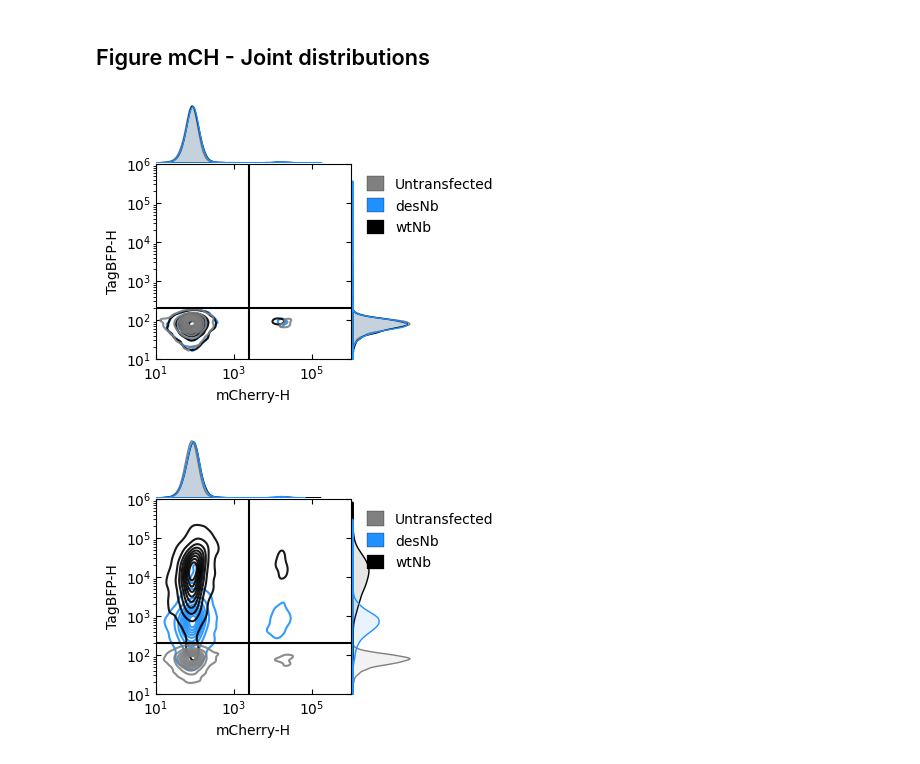
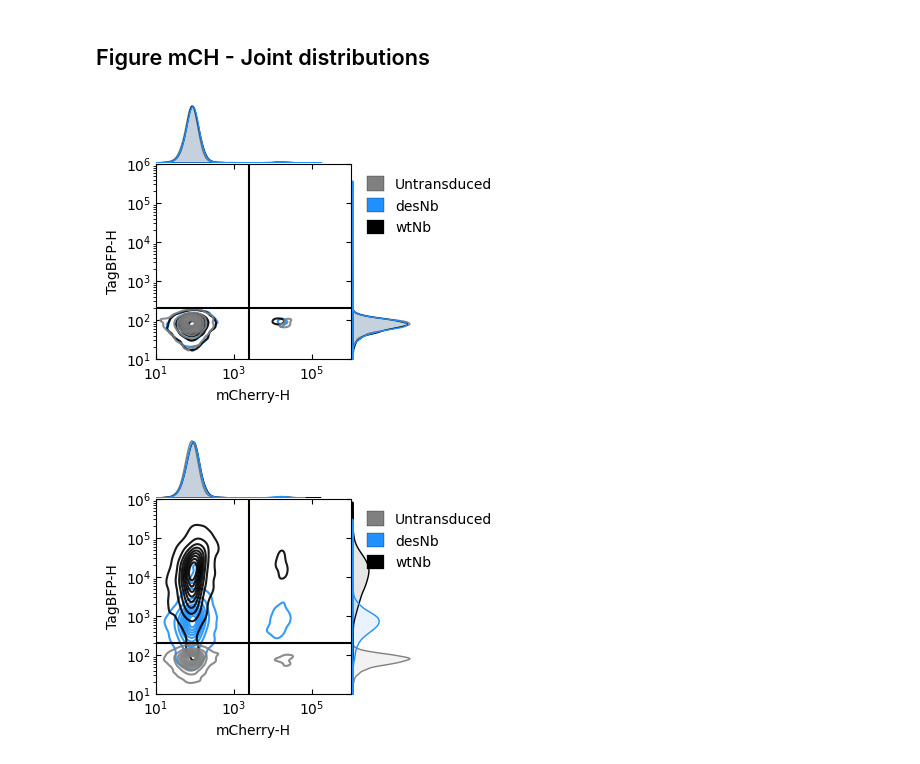
Before and after one commit to GallowayLabMIT/dasit_manuscript, a Jupyter notebook: Figure_XX_mCherry/Figure_XX_mCherry.ipynb, the cells around one changed output. Drawn from its saved outputs; the diff is of its cells as text; code cells hidden in the pictures.

```diff
--- a/Figure_XX_mCherry/Figure_XX_mCherry.ipynb
+++ b/Figure_XX_mCherry/Figure_XX_mCherry.ipynb
@@ -1209,7 +1345,7 @@ from matplotlib.patches import Patch
 
 legend_elements = [
     Patch(facecolor='grey', edgecolor='black', linewidth=0.2,
-          label='Untransfected'),
+          label='Untransduced'),
     Patch(facecolor='dodgerblue', edgecolor='black', linewidth=0.2,
           label='desNb'),
     Patch(facecolor='black', edgecolor='black', linewidth=0.2,
@@ -1233,7 +1369,7 @@ fig.tight_layout()  # Helps improve white spacing
 plottitle = 'Figure_noBFP_contour.svg'
 plt.savefig(rd.outfile(output_path/plottitle),bbox_inches='tight')
 # %% [output]
-[figure, old version]
+[figure, new version]
 # %%
 # General plotting params
 x = "mCherry-H"
@@ -1315,32 +1451,32 @@ sns.kdeplot(
 # sns.move_legend(ax_histx, handles=h, labels=l,
 #     title='', loc='upper left', bbox_to_anchor=(1,1), frameon=False)
 from matplotlib.patches import Patch
 
 legend_elements = [
     Patch(facecolor='grey', edgecolor='black',linewidth=0.2,
-          label='Untransfected'),
+          label='Untransduced'),
     Patch(facecolor='dodgerblue', edgecolor='black',linewidth=0.2,
           label='desNb'),
     Patch(facecolor='black', edgecolor='black', linewidth=0.2,
           label='wtNb')
 ]
 
 
 ax_scatter.legend(
     handles=legend_elements,
     loc='upper left',
     bbox_to_anchor=(1.02, 1),
     frameon=False,
     handlelength=1.2,
     handleheight=1.2
 )
 # Threshold
 ax_scatter.axvline(mRuby2_gate, 0, 1, color='black')
 ax_scatter.axhline(TagBFP_gate, 0, 1, color='black')
 
 fig.tight_layout()  # Helps improve white spacing
 
 plottitle = 'Figure_BFP_contour.svg'
 plt.savefig(rd.outfile(output_path/plottitle),bbox_inches='tight')
 # %% [output]
-[figure, old version]
+[figure, new version]
```
Also changed, not shown: parts of 17 cells of this notebook, 3 other files.
